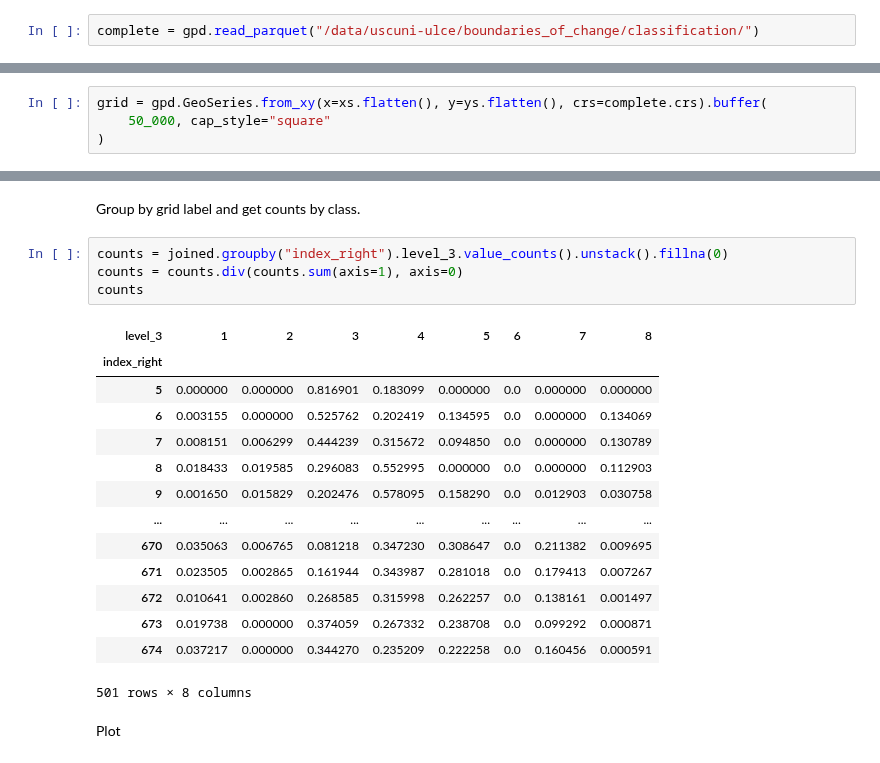
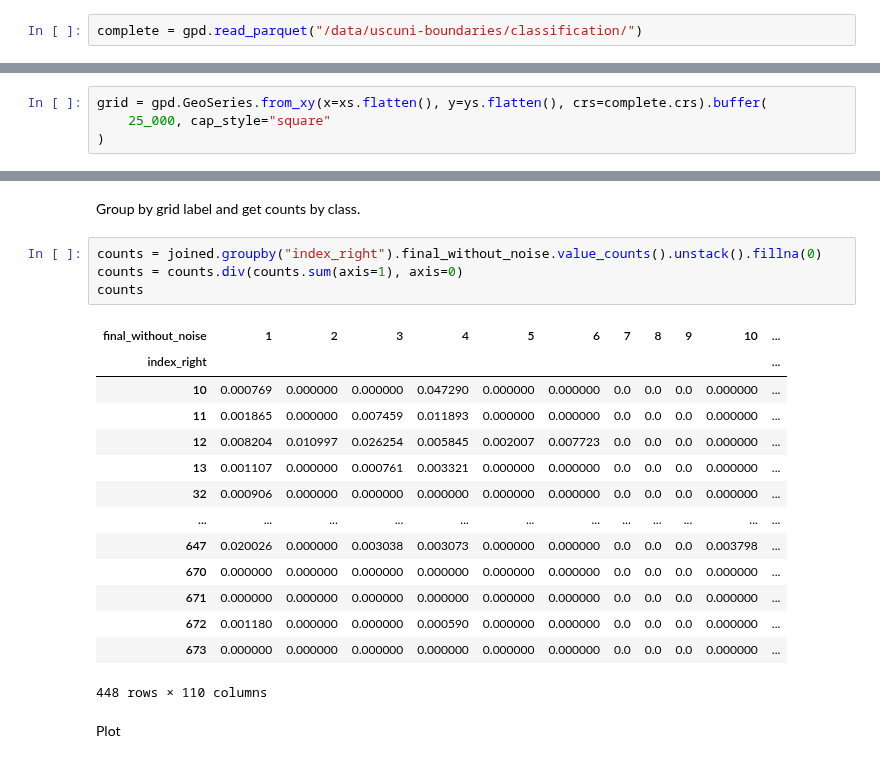
Before and after one commit to uscuni/urban_taxonomy, a Jupyter notebook: code/fig_abundance_maps.ipynb, the cells around one changed output, grey strips where cells are left out. Cells and saved outputs as stored; diff of their text form.

```diff
--- a/code/fig_abundance_maps.ipynb
+++ b/code/fig_abundance_maps.ipynb
@@ -10,7 +10,7 @@ import matplotlib.pyplot as plt
 # %% [markdown]
 Load all buildings represented as points.
 # %%
-complete = gpd.read_parquet("/data/uscuni-ulce/boundaries_of_change/classification/")
+complete = gpd.read_parquet("/data/uscuni-boundaries/classification/")
 # %% [markdown]
 Map ids to level 3.
 # %%
@@ -33,5 +33,5 @@ y = np.arange(bds[1], bds[3], 50_000)
 xs, ys = np.meshgrid(x, y)
 # %%
 grid = gpd.GeoSeries.from_xy(x=xs.flatten(), y=ys.flatten(), crs=complete.crs).buffer(
-    50_000, cap_style="square"
+    25_000, cap_style="square"
 )
@@ -43,24 +60,24 @@ joined = complete.sjoin(grid, predicate="within")
 # %% [markdown]
 Group by grid label and get counts by class.
 # %%
-counts = joined.groupby("index_right").level_3.value_counts().unstack().fillna(0)
+counts = joined.groupby("index_right").final_without_noise.value_counts().unstack().fillna(0)
 counts = counts.div(counts.sum(axis=1), axis=0)
 counts
 # %% [output]
-| level_3 | 1 | 2 | 3 | 4 | 5 | 6 | 7 | 8 |
-| index_right |  |  |  |  |  |  |  |  |
-| 5 | 0.000000 | 0.000000 | 0.816901 | 0.183099 | 0.000000 | 0.0 | 0.000000 | 0.000000 |
-| 6 | 0.003155 | 0.000000 | 0.525762 | 0.202419 | 0.134595 | 0.0 | 0.000000 | 0.134069 |
-| 7 | 0.008151 | 0.006299 | 0.444239 | 0.315672 | 0.094850 | 0.0 | 0.000000 | 0.130789 |
-| 8 | 0.018433 | 0.019585 | 0.296083 | 0.552995 | 0.000000 | 0.0 | 0.000000 | 0.112903 |
-| 9 | 0.001650 | 0.015829 | 0.202476 | 0.578095 | 0.158290 | 0.0 | 0.012903 | 0.030758 |
-| ... | ... | ... | ... | ... | ... | ... | ... | ... |
-| 670 | 0.035063 | 0.006765 | 0.081218 | 0.347230 | 0.308647 | 0.0 | 0.211382 | 0.009695 |
-| 671 | 0.023505 | 0.002865 | 0.161944 | 0.343987 | 0.281018 | 0.0 | 0.179413 | 0.007267 |
-| 672 | 0.010641 | 0.002860 | 0.268585 | 0.315998 | 0.262257 | 0.0 | 0.138161 | 0.001497 |
-| 673 | 0.019738 | 0.000000 | 0.374059 | 0.267332 | 0.238708 | 0.0 | 0.099292 | 0.000871 |
-| 674 | 0.037217 | 0.000000 | 0.344270 | 0.235209 | 0.222258 | 0.0 | 0.160456 | 0.000591 |
+| final_without_noise | 1 | 2 | 3 | 4 | 5 | 6 | 7 | 8 | 9 | 10 | ... |
+| index_right |  |  |  |  |  |  |  |  |  |  | ... |
+| 10 | 0.000769 | 0.000000 | 0.000000 | 0.047290 | 0.000000 | 0.000000 | 0.0 | 0.0 | 0.0 | 0.000000 | ... |
+| 11 | 0.001865 | 0.000000 | 0.007459 | 0.011893 | 0.000000 | 0.000000 | 0.0 | 0.0 | 0.0 | 0.000000 | ... |
+| 12 | 0.008204 | 0.010997 | 0.026254 | 0.005845 | 0.002007 | 0.007723 | 0.0 | 0.0 | 0.0 | 0.000000 | ... |
+| 13 | 0.001107 | 0.000000 | 0.000761 | 0.003321 | 0.000000 | 0.000000 | 0.0 | 0.0 | 0.0 | 0.000000 | ... |
+| 32 | 0.000906 | 0.000000 | 0.000000 | 0.000000 | 0.000000 | 0.000000 | 0.0 | 0.0 | 0.0 | 0.000000 | ... |
+| ... | ... | ... | ... | ... | ... | ... | ... | ... | ... | ... | ... |
+| 647 | 0.020026 | 0.000000 | 0.003038 | 0.003073 | 0.000000 | 0.000000 | 0.0 | 0.0 | 0.0 | 0.003798 | ... |
+| 670 | 0.000000 | 0.000000 | 0.000000 | 0.000000 | 0.000000 | 0.000000 | 0.0 | 0.0 | 0.0 | 0.000000 | ... |
+| 671 | 0.000000 | 0.000000 | 0.000000 | 0.000000 | 0.000000 | 0.000000 | 0.0 | 0.0 | 0.0 | 0.000000 | ... |
+| 672 | 0.001180 | 0.000000 | 0.000000 | 0.000590 | 0.000000 | 0.000000 | 0.0 | 0.0 | 0.0 | 0.000000 | ... |
+| 673 | 0.000000 | 0.000000 | 0.000000 | 0.000000 | 0.000000 | 0.000000 | 0.0 | 0.0 | 0.0 | 0.000000 | ... |
-501 rows × 8 columns
+448 rows × 110 columns
 # %% [markdown]
 Plot
 # %%
```
Also changed, not shown: parts of 21 cells of this notebook, 1 other file.
